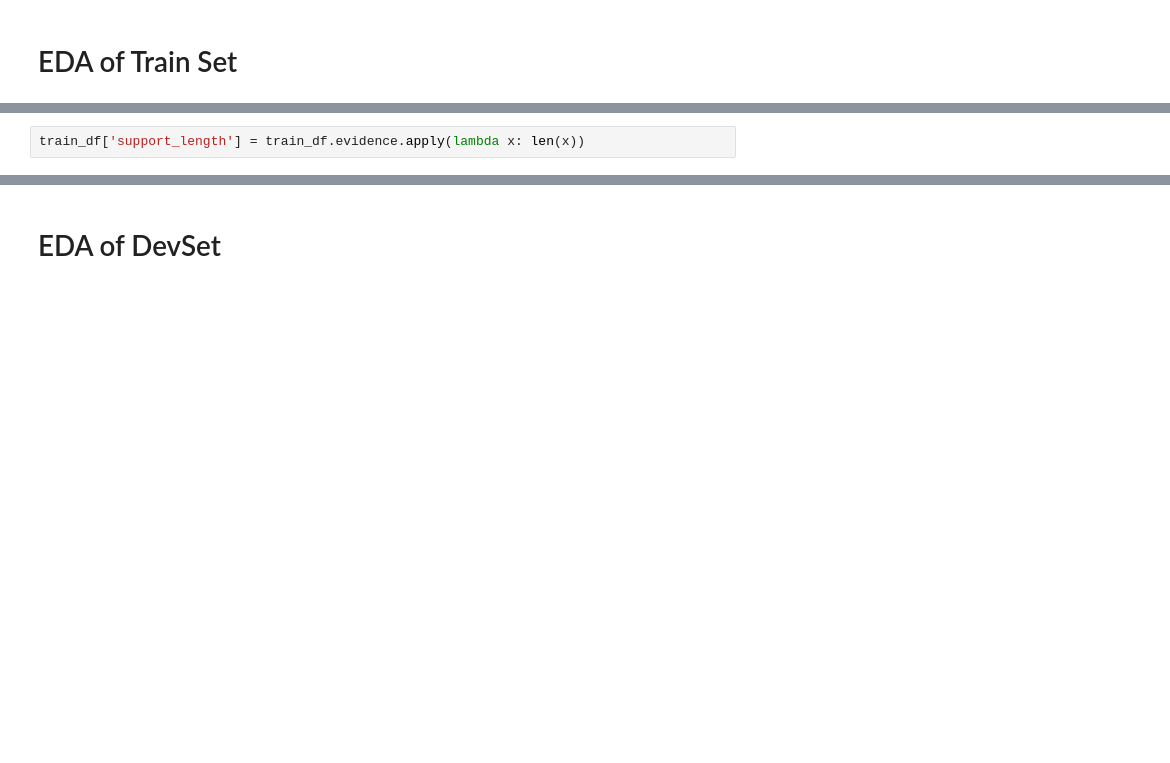
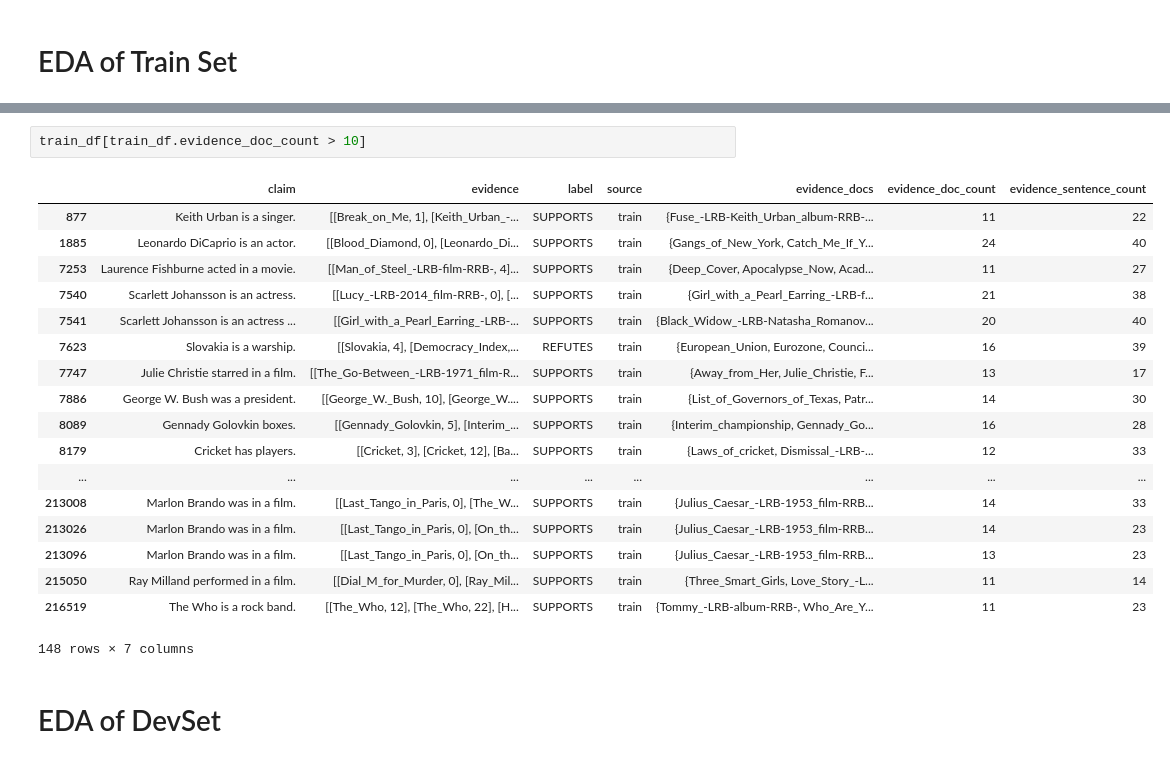
Before and after one commit to hima950/WSTA_FACT_VERIFICATION, a Jupyter notebook: EDA.ipynb, the cells around one changed output, grey strips where cells are left out. Cells and saved outputs as stored; diff of their text form; blank space fills up the shorter version.

```diff
--- a/EDA.ipynb
+++ b/EDA.ipynb
@@ -78,2 +65,0 @@ Name: label, dtype: int64
-# %%
-train_df['support_length'] = train_df.evidence.apply(lambda x: len(x))
@@ -107,2 +110,23 @@ train_df[train_df.label != 'NOT ENOUGH INFO'].groupby('support_length').count()
+# %%
+train_df[train_df.evidence_doc_count > 10]
+# %% [output]
+|  | claim | evidence | label | source | evidence_docs | evidence_doc_count | evidence_sentence_count |
+| 877 | Keith Urban is a singer. | [[Break_on_Me, 1], [Keith_Urban_-... | SUPPORTS | train | {Fuse_-LRB-Keith_Urban_album-RRB-... | 11 | 22 |
+| 1885 | Leonardo DiCaprio is an actor. | [[Blood_Diamond, 0], [Leonardo_Di... | SUPPORTS | train | {Gangs_of_New_York, Catch_Me_If_Y... | 24 | 40 |
+| 7253 | Laurence Fishburne acted in a movie. | [[Man_of_Steel_-LRB-film-RRB-, 4]... | SUPPORTS | train | {Deep_Cover, Apocalypse_Now, Acad... | 11 | 27 |
+| 7540 | Scarlett Johansson is an actress. | [[Lucy_-LRB-2014_film-RRB-, 0], [... | SUPPORTS | train | {Girl_with_a_Pearl_Earring_-LRB-f... | 21 | 38 |
+| 7541 | Scarlett Johansson is an actress ... | [[Girl_with_a_Pearl_Earring_-LRB-... | SUPPORTS | train | {Black_Widow_-LRB-Natasha_Romanov... | 20 | 40 |
+| 7623 | Slovakia is a warship. | [[Slovakia, 4], [Democracy_Index,... | REFUTES | train | {European_Union, Eurozone, Counci... | 16 | 39 |
+| 7747 | Julie Christie starred in a film. | [[The_Go-Between_-LRB-1971_film-R... | SUPPORTS | train | {Away_from_Her, Julie_Christie, F... | 13 | 17 |
+| 7886 | George W. Bush was a president. | [[George_W._Bush, 10], [George_W.... | SUPPORTS | train | {List_of_Governors_of_Texas, Patr... | 14 | 30 |
+| 8089 | Gennady Golovkin boxes. | [[Gennady_Golovkin, 5], [Interim_... | SUPPORTS | train | {Interim_championship, Gennady_Go... | 16 | 28 |
+| 8179 | Cricket has players. | [[Cricket, 3], [Cricket, 12], [Ba... | SUPPORTS | train | {Laws_of_cricket, Dismissal_-LRB-... | 12 | 33 |
+| ... | ... | ... | ... | ... | ... | ... | ... |
+| 213008 | Marlon Brando was in a film. | [[Last_Tango_in_Paris, 0], [The_W... | SUPPORTS | train | {Julius_Caesar_-LRB-1953_film-RRB... | 14 | 33 |
+| 213026 | Marlon Brando was in a film. | [[Last_Tango_in_Paris, 0], [On_th... | SUPPORTS | train | {Julius_Caesar_-LRB-1953_film-RRB... | 14 | 23 |
+| 213096 | Marlon Brando was in a film. | [[Last_Tango_in_Paris, 0], [On_th... | SUPPORTS | train | {Julius_Caesar_-LRB-1953_film-RRB... | 13 | 23 |
+| 215050 | Ray Milland performed in a film. | [[Dial_M_for_Murder, 0], [Ray_Mil... | SUPPORTS | train | {Three_Smart_Girls, Love_Story_-L... | 11 | 14 |
+| 216519 | The Who is a rock band. | [[The_Who, 12], [The_Who, 22], [H... | SUPPORTS | train | {Tommy_-LRB-album-RRB-, Who_Are_Y... | 11 | 23 |
+148 rows × 7 columns
 # %% [markdown]
 # EDA of DevSet
```
Also changed, not shown: parts of 22 cells of this notebook, 1 other file.
